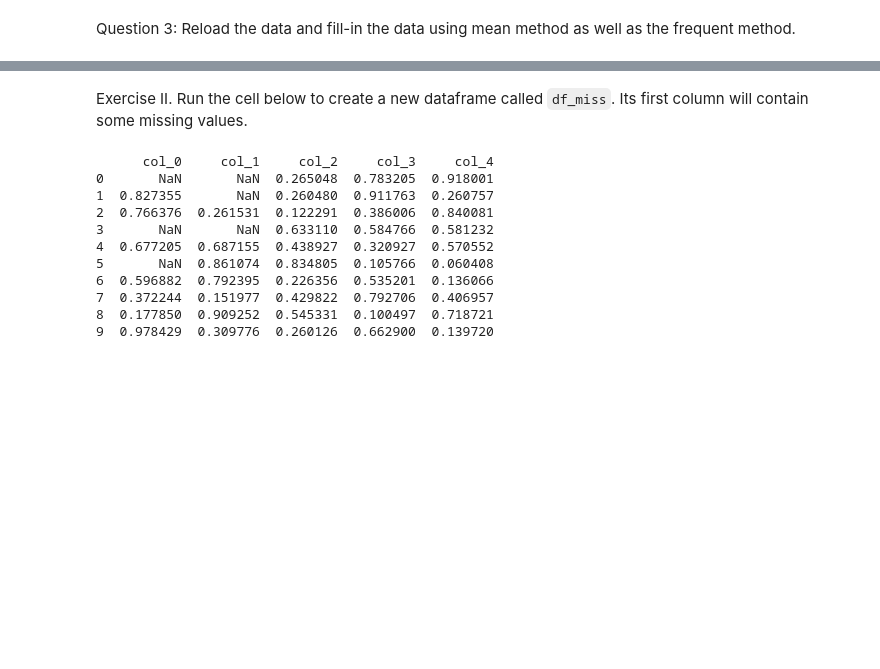
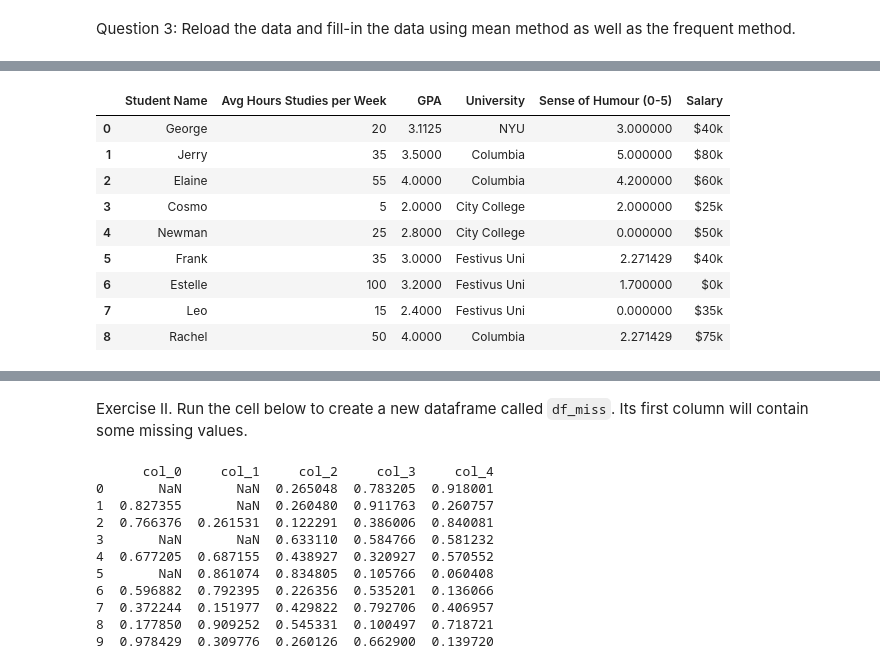
Before and after one commit to saerarawas/AAI614_rawas, a Jupyter notebook: Week 3/Notebook3_2_Rawas_Saera.ipynb, the cells around one changed output, grey strips where cells are left out. Saved outputs shown, nothing was run; the diff lists cells and outputs as text; code cells hidden in the pictures; blank space fills up the shorter version.

```diff
--- a/Week 3/Notebook3_2_Rawas_Saera.ipynb
+++ b/Week 3/Notebook3_2_Rawas_Saera.ipynb
@@ -128,0 +119,15 @@ print(grads_frequent_imputed)
+# %%
+grads = pd.read_csv("https://raw.githubusercontent.com/harmanani/AAI614/main/Week%203/grads.csv")
+# %%
+grads.fillna({'GPA': grads['GPA'].mean(), 'Sense of Humour (0-5)': grads['Sense of Humour (0-5)'].mean()})
+# %% [output]
+|  | Student Name | Avg Hours Studies per Week | GPA | University | Sense of Humour (0-5) | Salary |
+| 0 | George | 20 | 3.1125 | NYU | 3.000000 | $40k |
+| 1 | Jerry | 35 | 3.5000 | Columbia | 5.000000 | $80k |
+| 2 | Elaine | 55 | 4.0000 | Columbia | 4.200000 | $60k |
+| 3 | Cosmo | 5 | 2.0000 | City College | 2.000000 | $25k |
+| 4 | Newman | 25 | 2.8000 | City College | 0.000000 | $50k |
+| 5 | Frank | 35 | 3.0000 | Festivus Uni | 2.271429 | $40k |
+| 6 | Estelle | 100 | 3.2000 | Festivus Uni | 1.700000 | $0k |
+| 7 | Leo | 15 | 2.4000 | Festivus Uni | 0.000000 | $35k |
+| 8 | Rachel | 50 | 4.0000 | Columbia | 2.271429 | $75k |
```
Also changed, not shown: parts of 12 cells of this notebook.
